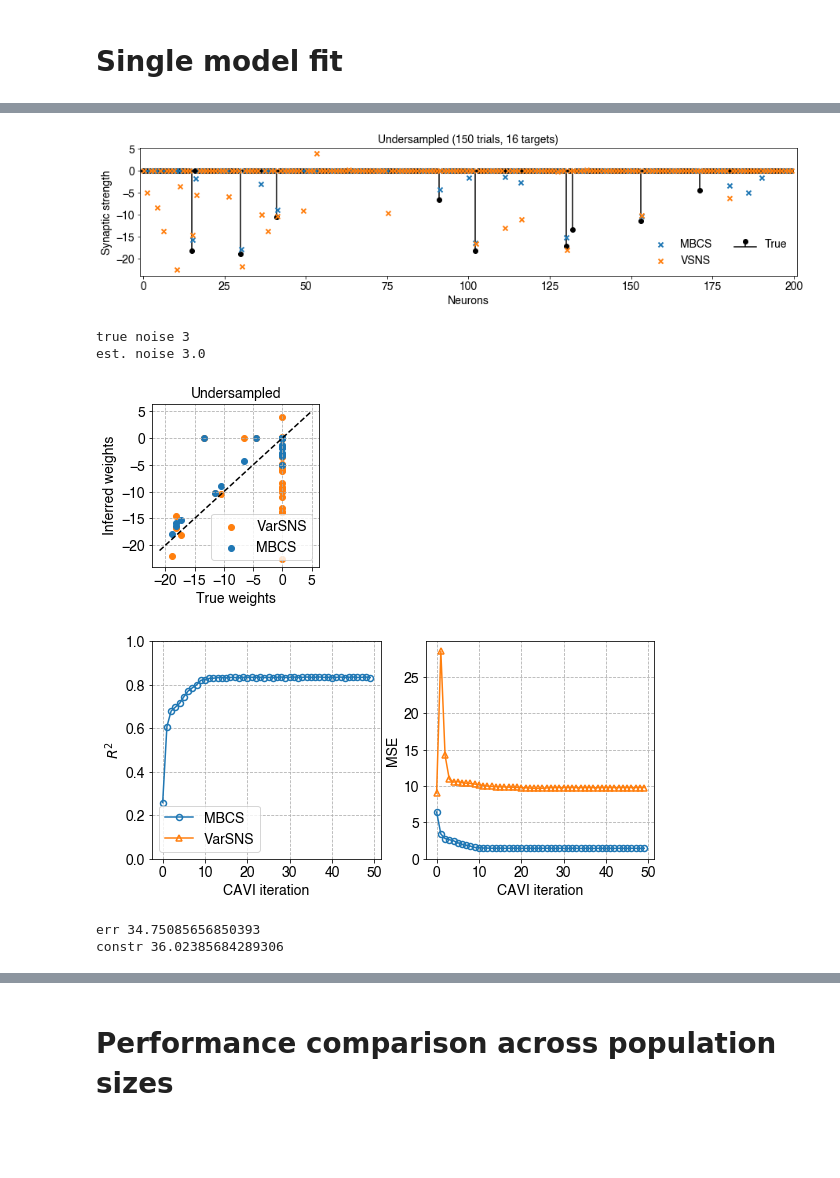
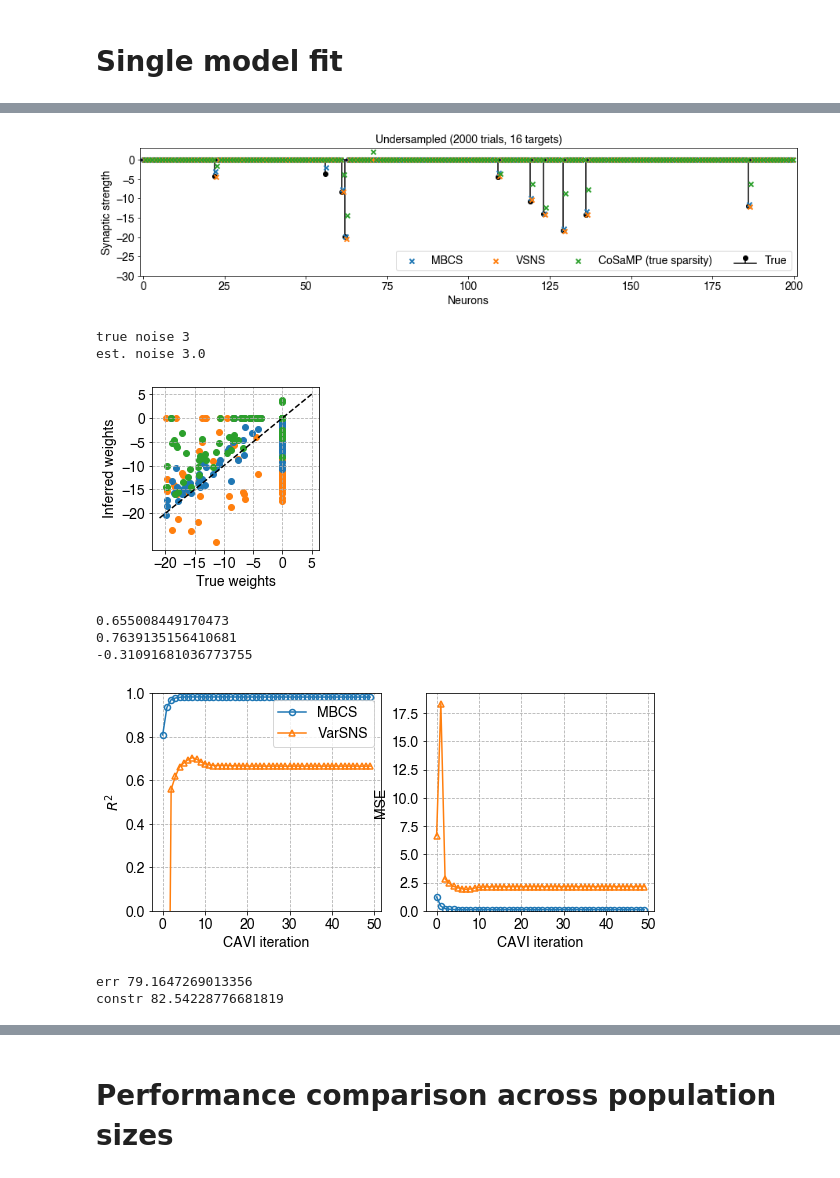
Before and after one commit to marcustriplett/circuitmap, a Jupyter notebook: notebooks/adaprobe_jax_implementation.ipynb, the cells around one changed output, grey strips where cells are left out. Cells and saved outputs as stored; diff of their text form; code cells hidden in the pictures; blank space fills up the shorter version.

Commit message:
Characterising model performance

```diff
--- a/notebooks/adaprobe_jax_implementation.ipynb
+++ b/notebooks/adaprobe_jax_implementation.ipynb
@@ -27,8 +27,8 @@ import adaprobe
 # %% [markdown]
 # Simulation
 # %%
-N = 200
-K = 150
+N = 1000
+K = 2000
 powers = np.arange(20, 51, 10)
 phi_1 = np.random.uniform(2.5, 5.5, N)
 a = 0.05
@@ -109,7 +109,7 @@ fit_options_vsns = {
 }
 
 priors = {
-    'alpha': 0.5 * np.ones(N),
+    'alpha': 0.15 * np.ones(N),
     'beta': 1e1 * np.ones(N),
     'mu': np.zeros(N),
     'phi': phi_prior,
@@ -134,29 +140,31 @@ Wall time: 8.98 s
 fontsize=14
 
 rng = np.arange(N)
-model_offset = 0.15
+model_offset = 0.25
 
 cols = ['firebrick', 'C1']
 
 plt.figure(figsize=(15, 3))
 plt.stem(np.arange(N), sim.w, linefmt='k', markerfmt='ko', basefmt='k-', label='True')
 plt.scatter(rng + model_offset, model_mbcs.state['mu'], marker='x', color='C0', label='MBCS', zorder=10, linewidth=2)
-plt.scatter(rng + 2 * model_offset, model_vsns.state['mu'], marker='x', color='C1', label='VSNS', zorder=11, linewidth=2)
+plt.scatter(rng + 2 * model_offset, model_vsns.state['mu'] * model_vsns.state['alpha'], marker='x', color='C1', label='VSNS', zorder=11, linewidth=2)
+plt.scatter(rng + 3 * model_offset, w_cosamp, marker='x', color='C2', label='CoSaMP (true sparsity)', zorder=11, linewidth=2)
 
-# plt.errorbar(rng + model_offset + 0.03, model_mbcs.state['mu'], yerr = model_mbcs.state['beta'], fmt='.', color='firebrick')
+# plt.errorbar(rng + model_offset + 0.03, model_mbcs.state['mu'], yerr = model_mbcs.state['beta'], fmt='.', color='C0')
 
 plt.xlim([-1, N+1])
-plt.legend(ncol=2, fontsize=14, loc='lower right', frameon=False)
+plt.ylim(bottom=-30)
+plt.legend(ncol=4, fontsize=14, loc='lower right', frameon=True)
 # plt.ylim(top=4)
 plt.xlabel('Neurons', fontsize=fontsize)
 plt.xticks(fontsize=fontsize)
 plt.yticks(fontsize=fontsize)
 plt.ylabel('Synaptic strength', fontsize=fontsize)
-plt.title('Undersampled (%i trials, 16 targets)'%K, fontsize=fontsize)
-# plt.savefig('figs/model_based_cs/mbcs_vs_vsns_single_trial_comparison_noise_known_undersampled_N%i_a%.2f_sig%.2f.pdf'%(N, a, sigma), format='pdf', facecolor='white', bbox_inches='tight', dpi=200)
+plt.title('Undersampled (%i trials, %i targets)'%(K, num_targets), fontsize=fontsize)
+# plt.savefig('figs/model_based_cs/mbcs_vs_vsns_vs_cosamp_single_trial_comparison_noise_known_undersampled_N%i_a%.2f_sig%.2f.pdf'%(N, a, sigma), format='pdf', facecolor='white', bbox_inches='tight', dpi=200)
 plt.show()
 # %% [output]
-[figure, old version]
+[figure, new version]
 # %%
 print('true noise', sigma)
 print('est. noise', np.sqrt(model_vsns.state['rate']/model_vsns.state['shape']))
@@ -166,18 +174,27 @@ est. noise 3.0
 # %%
 plt.figure(figsize=(3, 3))
 plt.scatter(sim.w, model_vsns.state['mu'], color='C1', label='VarSNS')
 plt.scatter(sim.w, model_mbcs.state['mu'], color='C0', label='MBCS')
-plt.legend(fontsize=fontsize)
+plt.scatter(sim.w, w_cosamp, color='C2', label='CS')
+# plt.legend(fontsize=fontsize)
 plt.plot([-21, 5], [-21, 5], 'k--')
 plt.xlabel('True weights', fontsize=fontsize)
 plt.ylabel('Inferred weights', fontsize=fontsize)
 plt.xticks(np.arange(-20, 6, 5), fontsize=fontsize)
 plt.yticks(np.arange(-20, 6, 5), fontsize=fontsize)
 plt.grid(linestyle='--')
-plt.title('Undersampled', fontsize=fontsize)
+# plt.title('Undersampled', fontsize=fontsize)
 plt.show()
 # %% [output]
-[figure, old version]
+[figure, new version]
+# %%
+print(r2_score(sim.w, w_cosamp))
+print(r2_score(sim.w, model_mbcs.state['mu']))
+print(r2_score(sim.w, model_vsns.state['mu'] * model_vsns.state['alpha']))
+# %% [output]
+0.655008449170473
+0.7639135156410681
+-0.31091681036773755
 # %%
 def get_r2_history(sim, model):
     return [r2_score(sim.w, model.history['mu'][it]) for it in range(model.history['mu'].shape[0])]
@@ -213,14 +230,14 @@ plt.ylim(bottom=0)
 
 plt.show()
 # %% [output]
-[figure, old version]
+[figure, new version]
 # %%
 # penalty constraint
 print('err', np.sqrt(np.sum(np.square(sim.y - model_mbcs.state['lam'] @ model_mbcs.state['mu']))))
 print('constr', np.sqrt(np.sum(np.square(sim.y - sim.spks.T @ sim.w))))
 # %% [output]
-err 34.75085656850393
-constr 36.02385684289306
+err 79.1647269013356
+constr 82.54228776681819
 # %%
 # oversampled case
 model_mbcs_os = adaprobe.Model(N, model_type='mbcs', priors=priors)
```
Also changed, not shown: parts of 20 cells of this notebook, 1 other file.
